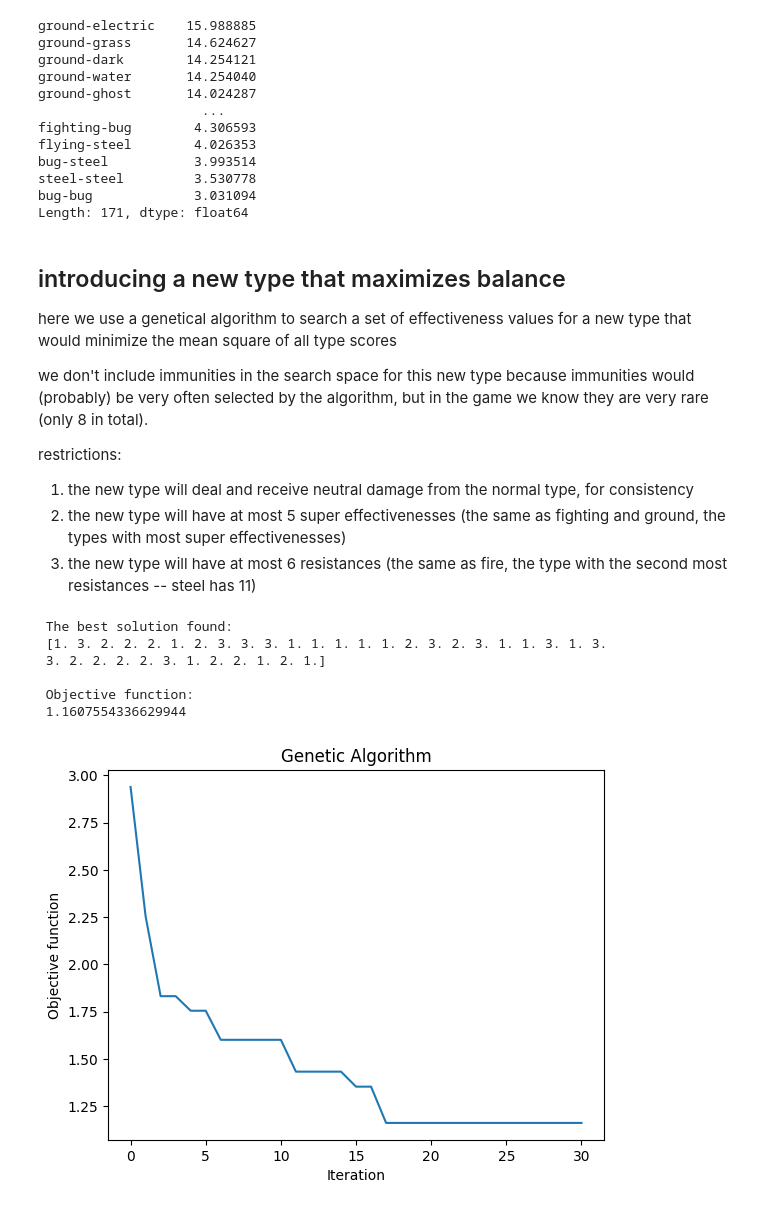
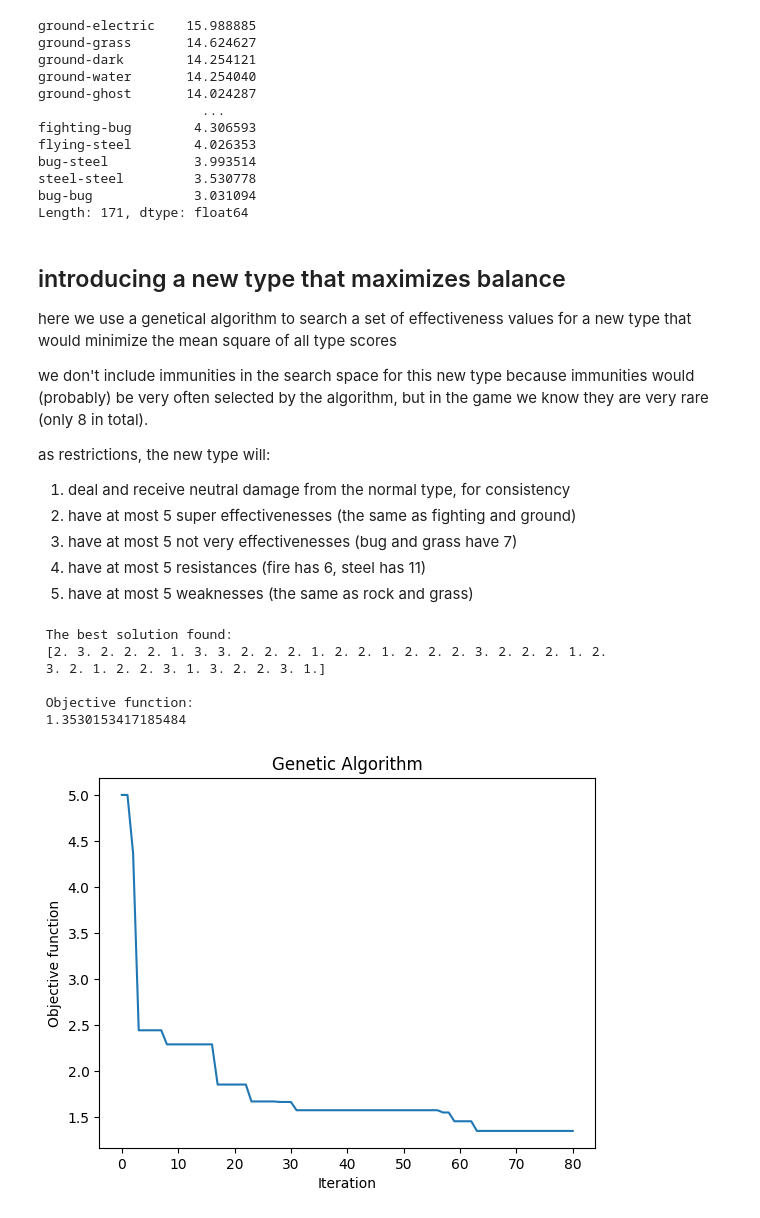
Before and after one commit to Gustavo-Rubo/pokemon-types, a Jupyter notebook: types.ipynb, the cells around one changed output. Cells and saved outputs as stored; diff of their text form; code cells hidden in the pictures.

Commit message:
better restrictions

```diff
--- a/types.ipynb
+++ b/types.ipynb
@@ -354,10 +356,12 @@ here we use a genetical algorithm to search a set of effectiveness values for a
 
 we don't include immunities in the search space for this new type because immunities would (probably) be very often selected by the algorithm, but in the game we know they are very rare (only 8 in total).
 
-restrictions:
-1. the new type will deal and receive neutral damage from the normal type, for consistency
-2. the new type will have at most 5 super effectivenesses (the same as fighting and ground, the types with most super effectivenesses)
-3. the new type will have at most 6 resistances (the same as fire, the type with the second most resistances -- steel has 11)
+as restrictions, the new type will:
+1. deal and receive neutral damage from the normal type, for consistency
+2. have at most 5 super effectivenesses (the same as fighting and ground)
+3. have at most 5 not very effectivenesses (bug and grass have 7)
+4. have at most 5 resistances (fire has 6, steel has 11)
+5. have at most 5 weaknesses (the same as rock and grass)
 # %%
 from geneticalgorithm import geneticalgorithm as ga
 # %%
@@ -372,7 +376,12 @@ def append_to_eff(X):
     return np.append(np.append(eff, column, axis=1), [row], axis=0)
 # %%
 def objective_function(X):
-    if np.array(X[:n_types] == 3.).sum() > 5 or np.array(X[n_types:] == 1.).sum() > 6:
+    super_effs = np.array(X[:n_types] == 3.).sum()
+    n_v_effs = np.array(X[:n_types] == 1.).sum()
+    resistances = np.array(X[n_types:] == 1.).sum()
+    weaknesses = np.array(X[n_types:] == 3.).sum()
+
+    if super_effs > 5 or n_v_effs > 5 or resistances > 5 or weaknesses > 5:
         # 5 is larger than the usual numbers we see here
         return 5
 
@@ -384,39 +393,41 @@ def objective_function(X):
     for i in range(n_iterations//2):
         for j in range(n_types+1):
             scores[i][j] = np.dot(eff_new[j], weights[i]) - np.dot(eff_new[:, j], weights[i])
-            weights[i+1][j] = 1 + scores[i][j] * .14 #weight_factor
+            weights[i+1][j] = 1 + scores[i][j] * .14
 
+    # double the score of the new type to disencourage it from being too strong
+    scores[n_iterations//2-1][n_types] *= 2
     return np.mean((scores[n_iterations//2-1])**2)
 # %%
 varbound = np.array([[1, 3]]*n_types*2)
 
 
-algorithm_param = {'max_num_iteration': 30,
+algorithm_param = {'max_num_iteration': 80,
                    'population_size':100,
-                   'mutation_probability':0.2,
+                   'mutation_probability':0.25,
                    'elit_ratio': 0.01,
                    'crossover_probability': 0.5,
                    'parents_portion': 0.3,
                    'crossover_type':'uniform',
                    'max_iteration_without_improv':None}
 
 model = ga(
     function=objective_function,
     dimension=n_types*2,
     variable_type='int',
     variable_boundaries=varbound,
     algorithm_parameters=algorithm_param
 )
 
 model.run()
 # %% [output]
  The best solution found:
- [1. 3. 2. 2. 2. 1. 2. 3. 3. 3. 1. 1. 1. 1. 1. 2. 3. 2. 3. 1. 1. 3. 1. 3.
- 3. 2. 2. 2. 2. 3. 1. 2. 2. 1. 2. 1.]
+ [2. 3. 2. 2. 2. 1. 3. 3. 2. 2. 2. 1. 2. 2. 1. 2. 2. 2. 3. 2. 2. 2. 1. 2.
+ 3. 2. 1. 2. 2. 3. 1. 3. 2. 2. 3. 1.]
 
  Objective function:
- 1.1607554336629944
+ 1.3530153417185484
-[figure, old version]
+[figure, new version]
 # %%
 solution=model.best_variable
 
```
Also changed, not shown: parts of 8 cells of this notebook.
